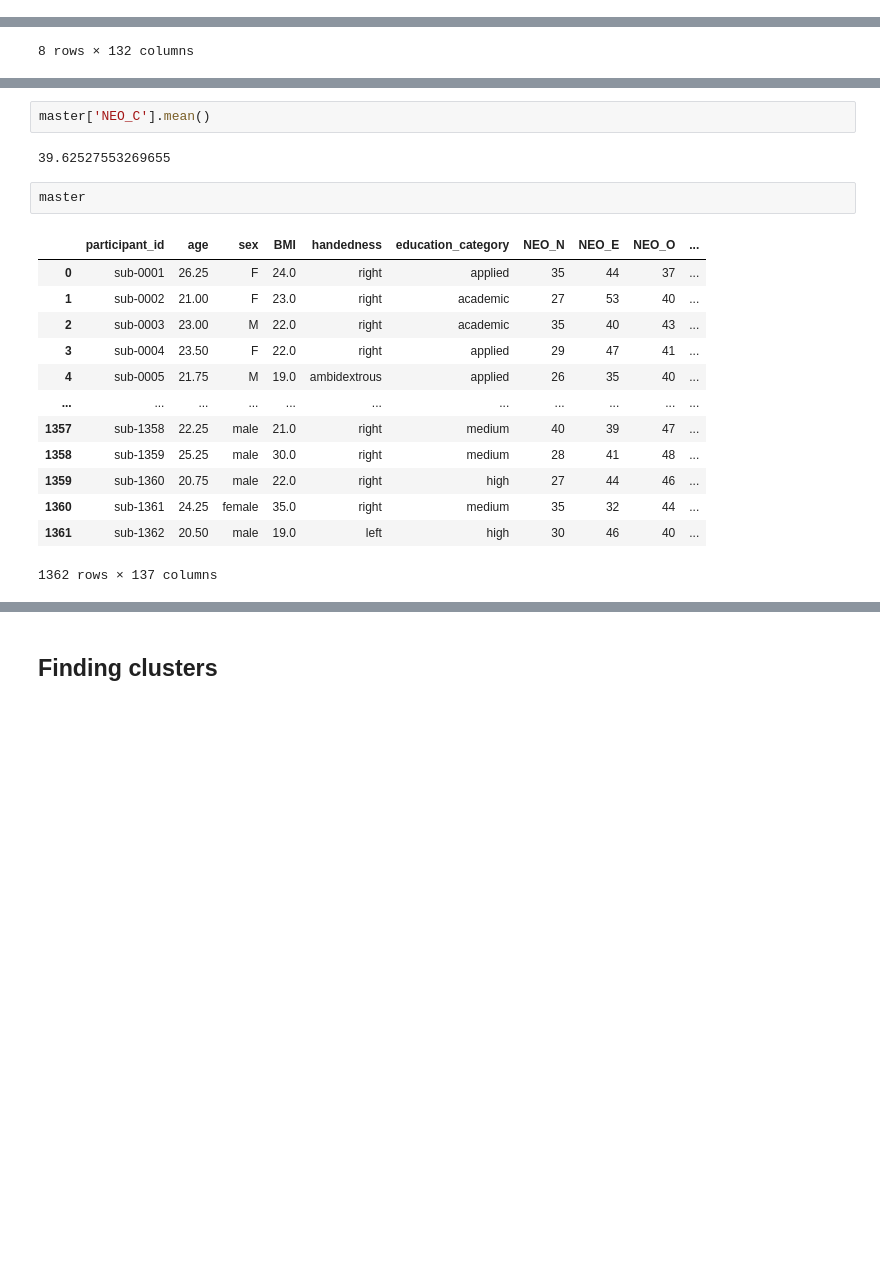
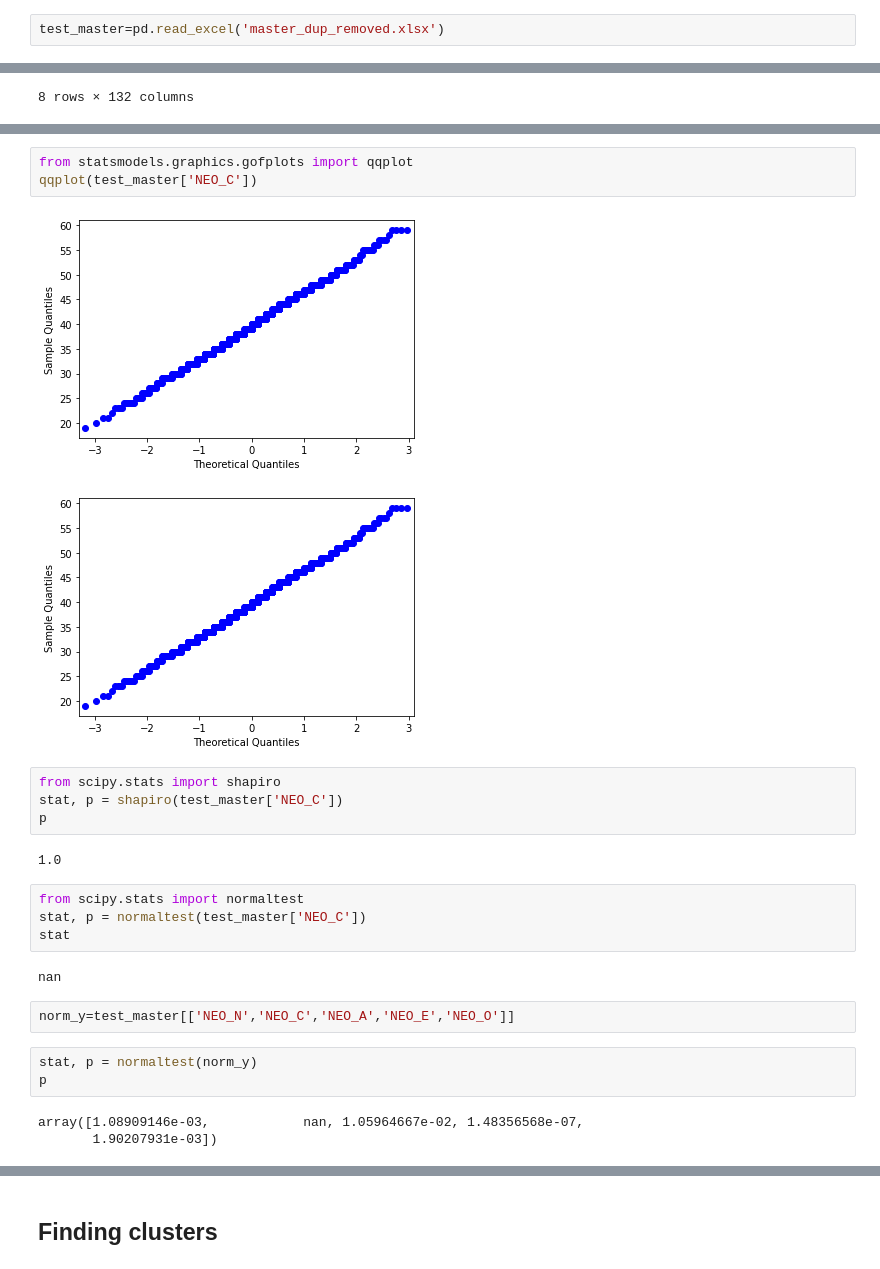
Before and after one commit to lukevano/mri_personality, a Jupyter notebook: notebooks/CH_MRI_Personality.ipynb, the cells around one changed output, grey strips where cells are left out. Cells and saved outputs as stored; diff of their text form; blank space fills up the shorter version.

```diff
--- a/notebooks/CH_MRI_Personality.ipynb
+++ b/notebooks/CH_MRI_Personality.ipynb
@@ -18,6 +19,8 @@ master.head()
 master.shape
 # %% [output]
 (1362, 136)
+# %%
+test_master=pd.read_excel('master_dup_removed.xlsx')
 # %% [markdown]
 ## Notes about the data
 1- Sex column has F-M and female-male
@@ -56,23 +60,29 @@ sns.histplot(master['NEO_C'],kde='True')
 # %% [output]
 <AxesSubplot:xlabel='NEO_C', ylabel='Count'>
 [figure]
+# %%
+from statsmodels.graphics.gofplots import qqplot
+qqplot(test_master['NEO_C'])
+# %% [output]
+[figure, added]
+[figure, added]
+# %%
+from scipy.stats import shapiro
+stat, p = shapiro(test_master['NEO_C'])
+p
+# %% [output]
+1.0
 # %%
-master['NEO_C'].mean()
+from scipy.stats import normaltest
+stat, p = normaltest(test_master['NEO_C'])
+stat
 # %% [output]
-39.62527553269655
+nan
 # %%
-master
+norm_y=test_master[['NEO_N','NEO_C','NEO_A','NEO_E','NEO_O']]
-# %% [output]
-|  | participant_id | age | sex | BMI | handedness | education_category | NEO_N | NEO_E | NEO_O | ... |
-| 0 | sub-0001 | 26.25 | F | 24.0 | right | applied | 35 | 44 | 37 | ... |
-| 1 | sub-0002 | 21.00 | F | 23.0 | right | academic | 27 | 53 | 40 | ... |
-| 2 | sub-0003 | 23.00 | M | 22.0 | right | academic | 35 | 40 | 43 | ... |
-| 3 | sub-0004 | 23.50 | F | 22.0 | right | applied | 29 | 47 | 41 | ... |
-| 4 | sub-0005 | 21.75 | M | 19.0 | ambidextrous | applied | 26 | 35 | 40 | ... |
-| ... | ... | ... | ... | ... | ... | ... | ... | ... | ... | ... |
-| 1357 | sub-1358 | 22.25 | male | 21.0 | right | medium | 40 | 39 | 47 | ... |
-| 1358 | sub-1359 | 25.25 | male | 30.0 | right | medium | 28 | 41 | 48 | ... |
-| 1359 | sub-1360 | 20.75 | male | 22.0 | right | high | 27 | 44 | 46 | ... |
-| 1360 | sub-1361 | 24.25 | female | 35.0 | right | medium | 35 | 32 | 44 | ... |
-| 1361 | sub-1362 | 20.50 | male | 19.0 | left | high | 30 | 46 | 40 | ... |
-1362 rows × 137 columns
+# %%
+stat, p = normaltest(norm_y)
+p
+# %% [output]
+array([1.08909146e-03,            nan, 1.05964667e-02, 1.48356568e-07,
+       1.90207931e-03])
```
Also changed, not shown: parts of 97 cells of this notebook.
